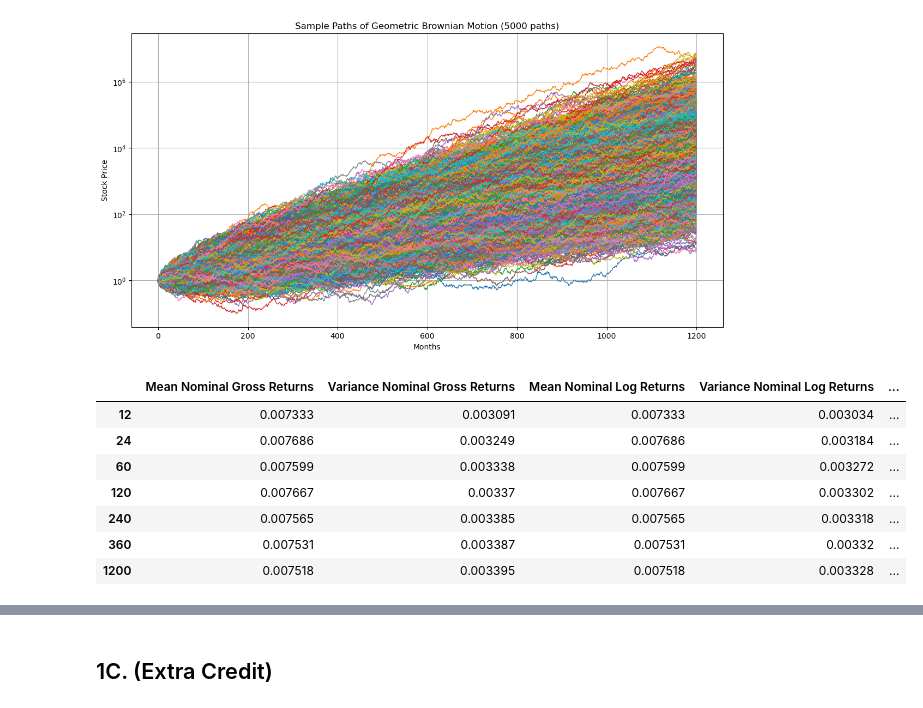
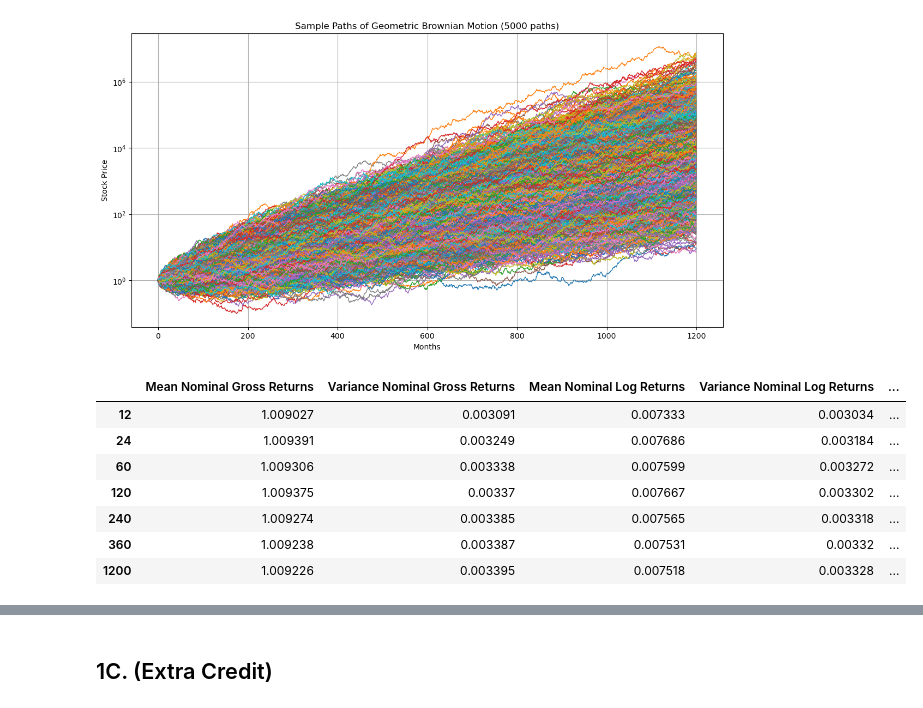
Before and after one commit to pathmarkoak/bufn400, a Jupyter notebook: Homeworks/Homework 4/BUFN400-bhw04-GBM-log-utiity-02-QUESTIONS.ipynb, the cells around one changed output, grey strips where cells are left out. Saved outputs shown, nothing was run; the diff lists cells and outputs as text; code cells hidden in the pictures.

```diff
--- a/Homeworks/Homework 4/BUFN400-bhw04-GBM-log-utiity-02-QUESTIONS.ipynb
+++ b/Homeworks/Homework 4/BUFN400-bhw04-GBM-log-utiity-02-QUESTIONS.ipynb
@@ -72,22 +61,18 @@ df
 # %% [markdown]
 ## 1B.
 # %%
-# B. Simulate N=5000 sample paths of monthly returns over 100 years
 N = 5000
-months = 100 * 12
-dt = 1/12  # one month
+months = 1200
+dt = 1/12
+sigma = 0.20
 
-# Adjusting mean / drift
-mean_adjusted = nominal_rate - 0.5 * sigma**2
+mean_adjusted = 0.11 - 0.5 * 0.20**2
 
-# Simulating Brownian motion samples
 np.random.seed(0)
 samples = np.random.normal(loc=mean_adjusted * dt, scale=sigma * np.sqrt(dt), size=(months, N))
 
-# Simulating Brownian motion paths
 paths = np.exp(np.cumsum(samples, axis=0))
 
-# Plotting all 5000 paths with a logarithmic scale
 plt.figure(figsize=(14, 7))
 plt.plot(paths, linewidth=1)
 plt.yscale('log')
@@ -99,51 +84,44 @@ plt.show()
 # %% [output]
 [figure]
 # %%
-mu_nominal = real_rate + pi + i
-nominal_mean = real_rate + pi + i
+nominal_mean = 0.01 + 0.06 + 0.04
 monthly_gross_returns = paths[1:] / paths[:-1]
 monthly_log_returns = np.log(monthly_gross_returns)
 
-# Time periods in months
 periods = np.array([12, 24, 60, 120, 240, 360, 1200])
 
-# Prepare dataframe for results
 stats = pd.DataFrame(index=periods, columns=[
     'Mean Nominal Gross Returns', 'Variance Nominal Gross Returns',
     'Mean Nominal Log Returns', 'Variance Nominal Log Returns',
     'Predicted Mean Gross Return', 'Predicted Variance Gross Return',
     'Predicted Mean Log Return', 'Predicted Variance Log Return'
 ])
 
-# Calculating statistics
 for period in periods:
-    # Calculate sample mean and variance of gross returns
     mean_gross_return = np.mean(monthly_gross_returns[:period], axis=0)
     var_gross_return = np.var(monthly_gross_returns[:period], axis=0)
 
-    # Calculate sample mean and variance of log returns
     mean_log = np.mean(monthly_log_returns[:period], axis=0)
     var_log = np.var(monthly_log_returns[:period], axis=0)
 
-    # Statistics
-    stats.loc[period, 'Mean Nominal Gross Returns'] = mean_log.mean()
+
+    stats.loc[period, 'Mean Nominal Gross Returns'] = mean_gross_return.mean()
     stats.loc[period, 'Variance Nominal Gross Returns'] = var_gross_return.mean()
     stats.loc[period, 'Mean Nominal Log Returns'] = mean_log.mean()
     stats.loc[period, 'Variance Nominal Log Returns'] = var_log.mean()
 
-    # Predicted statistics
     stats.loc[period, 'Predicted Mean Gross Return'] = np.exp(nominal_mean * dt)
-    stats.loc[period, 'Predicted Variance Gross Return'] = (np.exp(sigma ** 2 * dt) - 1) * np.exp(2 * mu_nominal * dt + sigma ** 2 * dt)
-    stats.loc[period, 'Predicted Mean Log Return'] = mu_nominal * dt
+    stats.loc[period, 'Predicted Variance Gross Return'] = (np.exp(sigma ** 2 * dt) - 1) * np.exp(2 * nominal_mean * dt + sigma ** 2 * dt)
+    stats.loc[period, 'Predicted Mean Log Return'] = nominal_mean * dt
     stats.loc[period, 'Predicted Variance Log Return'] = sigma ** 2 * dt
 stats
 # %% [output]
 |  | Mean Nominal Gross Returns | Variance Nominal Gross Returns | Mean Nominal Log Returns | Variance Nominal Log Returns | ... |
-| 12 | 0.007333 | 0.003091 | 0.007333 | 0.003034 | ... |
-| 24 | 0.007686 | 0.003249 | 0.007686 | 0.003184 | ... |
-| 60 | 0.007599 | 0.003338 | 0.007599 | 0.003272 | ... |
-| 120 | 0.007667 | 0.00337 | 0.007667 | 0.003302 | ... |
-| 240 | 0.007565 | 0.003385 | 0.007565 | 0.003318 | ... |
-| 360 | 0.007531 | 0.003387 | 0.007531 | 0.00332 | ... |
-| 1200 | 0.007518 | 0.003395 | 0.007518 | 0.003328 | ... |
+| 12 | 1.009027 | 0.003091 | 0.007333 | 0.003034 | ... |
+| 24 | 1.009391 | 0.003249 | 0.007686 | 0.003184 | ... |
+| 60 | 1.009306 | 0.003338 | 0.007599 | 0.003272 | ... |
+| 120 | 1.009375 | 0.00337 | 0.007667 | 0.003302 | ... |
+| 240 | 1.009274 | 0.003385 | 0.007565 | 0.003318 | ... |
+| 360 | 1.009238 | 0.003387 | 0.007531 | 0.00332 | ... |
+| 1200 | 1.009226 | 0.003395 | 0.007518 | 0.003328 | ... |
 # %%
```
Also changed, not shown: parts of 12 cells of this notebook.
